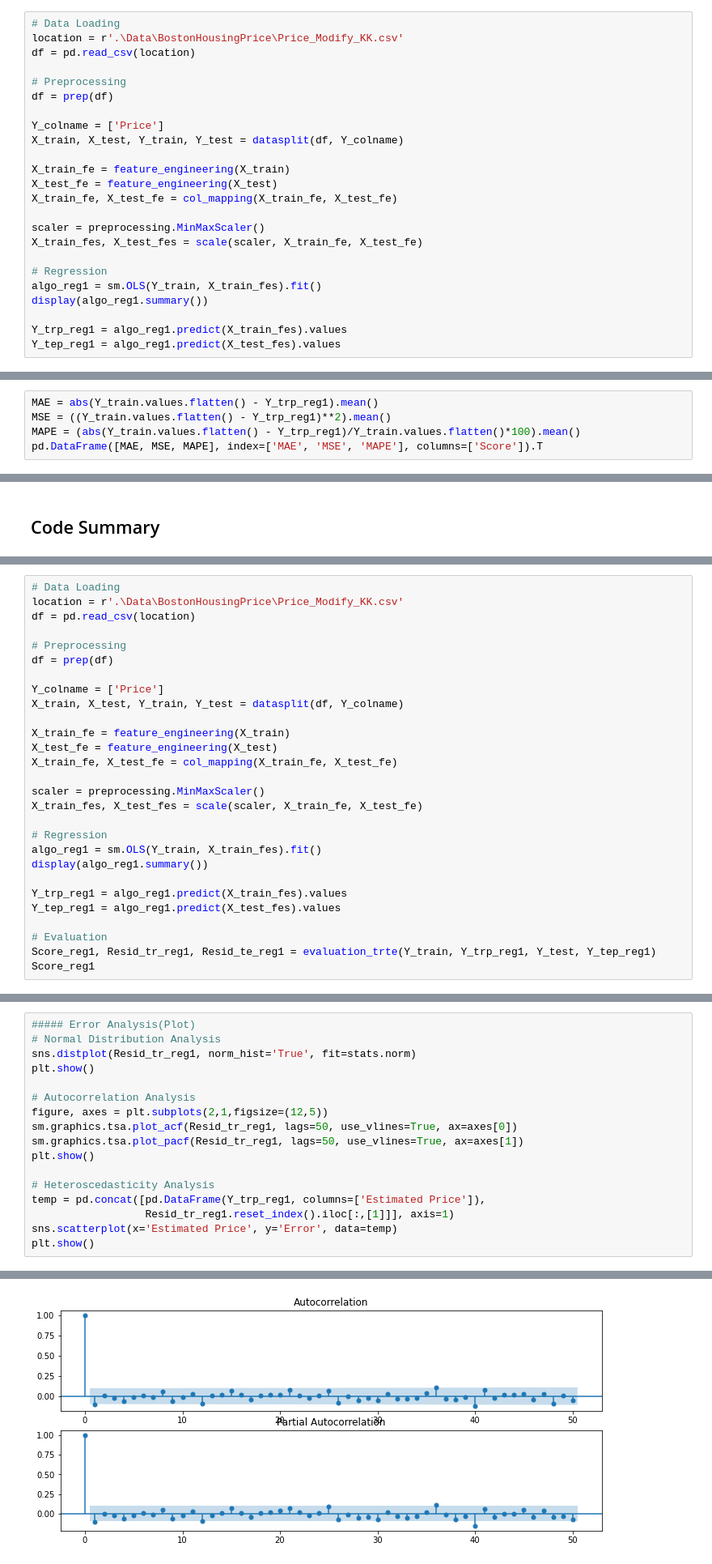
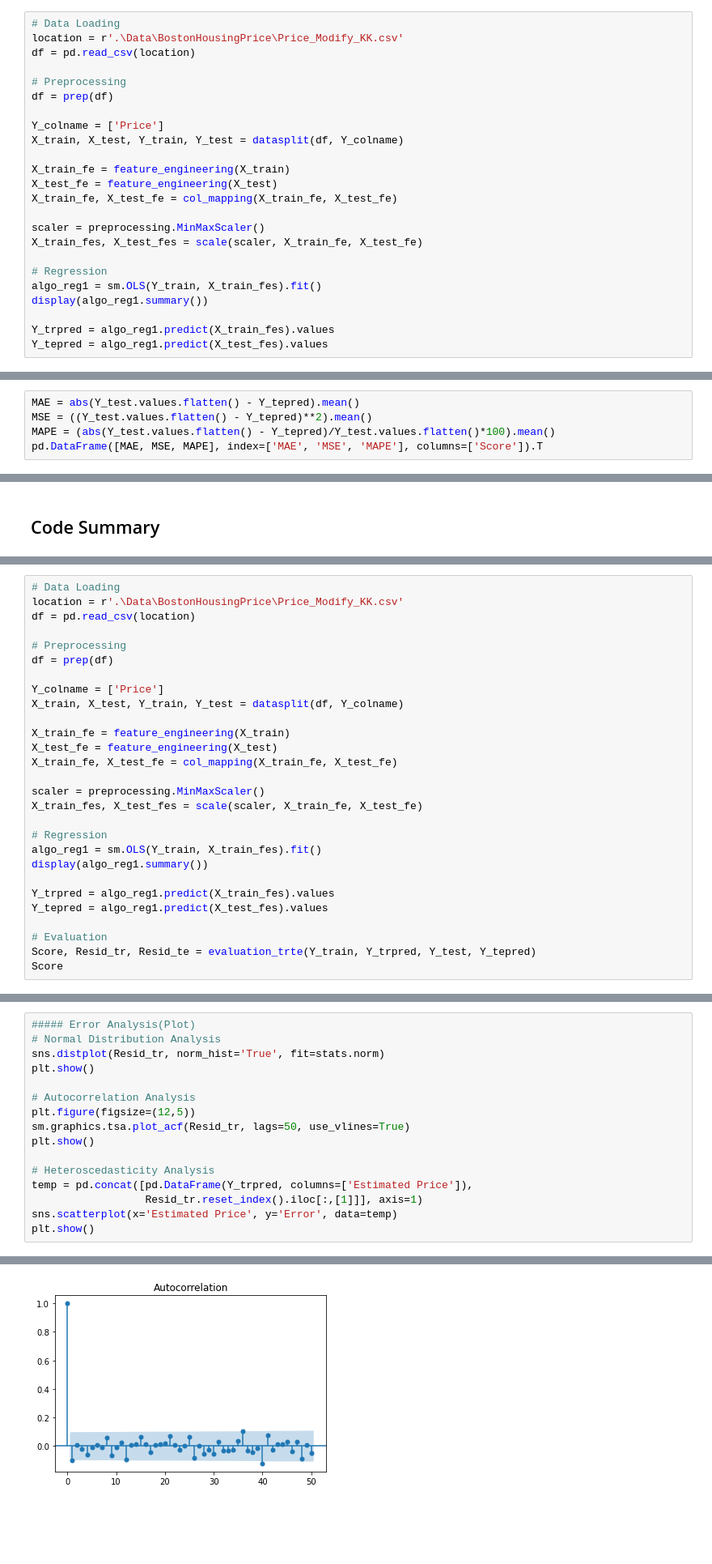
Before and after one commit to cheonbi/BigData-PythonAnalysis, a Jupyter notebook: Practice2-2_DataAnalysis_BaseRegression_KK.ipynb, the cells around one changed output, grey strips where cells are left out. Shown at 81% size. Cells and saved outputs as stored; diff of their text form; blank space fills up the shorter version.

```diff
--- a/Practice2-2_DataAnalysis_BaseRegression_KK.ipynb
+++ b/Practice2-2_DataAnalysis_BaseRegression_KK.ipynb
@@ -1493,8 +1493,8 @@ X_train_fes, X_test_fes = scale(scaler, X_train_fe, X_test_fe)
 algo_reg1 = sm.OLS(Y_train, X_train_fes).fit()
 display(algo_reg1.summary())
 
-Y_trp_reg1 = algo_reg1.predict(X_train_fes).values
-Y_tep_reg1 = algo_reg1.predict(X_test_fes).values
+Y_trpred = algo_reg1.predict(X_train_fes).values
+Y_tepred = algo_reg1.predict(X_test_fes).values
 # %% [output]
 (404, 13) (404, 1)
 (102, 13) (102, 1)
@@ -1596,7 +1589,7 @@ array([48.5, 17.1, 23.1, 28.4, 18.9, 13. , 17.2, 24.1, 18.5, 21.8, 13.3,
 # %%
-MAE = abs(Y_train.values.flatten() - Y_trp_reg1).mean()
-MSE = ((Y_train.values.flatten() - Y_trp_reg1)**2).mean()
-MAPE = (abs(Y_train.values.flatten() - Y_trp_reg1)/Y_train.values.flatten()*100).mean()
+MAE = abs(Y_test.values.flatten() - Y_tepred).mean()
+MSE = ((Y_test.values.flatten() - Y_tepred)**2).mean()
+MAPE = (abs(Y_test.values.flatten() - Y_tepred)/Y_test.values.flatten()*100).mean()
 pd.DataFrame([MAE, MSE, MAPE], index=['MAE', 'MSE', 'MAPE'], columns=['Score']).T
 # %% [output]
 |  | MAE | MSE | MAPE |
@@ -1645,12 +1638,12 @@ X_train_fes, X_test_fes = scale(scaler, X_train_fe, X_test_fe)
 algo_reg1 = sm.OLS(Y_train, X_train_fes).fit()
 display(algo_reg1.summary())
 
-Y_trp_reg1 = algo_reg1.predict(X_train_fes).values
-Y_tep_reg1 = algo_reg1.predict(X_test_fes).values
+Y_trpred = algo_reg1.predict(X_train_fes).values
+Y_tepred = algo_reg1.predict(X_test_fes).values
 
 # Evaluation
-Score_reg1, Resid_tr_reg1, Resid_te_reg1 = evaluation_trte(Y_train, Y_trp_reg1, Y_test, Y_tep_reg1)
-Score_reg1
+Score, Resid_tr, Resid_te = evaluation_trte(Y_train, Y_trpred, Y_test, Y_tepred)
+Score
 # %% [output]
 (404, 13) (404, 1)
 (102, 13) (102, 1)
@@ -1700,18 +1693,17 @@ Notes:
 # %%
 ##### Error Analysis(Plot)
 # Normal Distribution Analysis
-sns.distplot(Resid_tr_reg1, norm_hist='True', fit=stats.norm)
+sns.distplot(Resid_tr, norm_hist='True', fit=stats.norm)
 plt.show()
 
 # Autocorrelation Analysis
-figure, axes = plt.subplots(2,1,figsize=(12,5))
-sm.graphics.tsa.plot_acf(Resid_tr_reg1, lags=50, use_vlines=True, ax=axes[0])
-sm.graphics.tsa.plot_pacf(Resid_tr_reg1, lags=50, use_vlines=True, ax=axes[1])
+plt.figure(figsize=(12,5))
+sm.graphics.tsa.plot_acf(Resid_tr, lags=50, use_vlines=True)
 plt.show()
 
 # Heteroscedasticity Analysis
-temp = pd.concat([pd.DataFrame(Y_trp_reg1, columns=['Estimated Price']),
-                  Resid_tr_reg1.reset_index().iloc[:,[1]]], axis=1)
+temp = pd.concat([pd.DataFrame(Y_trpred, columns=['Estimated Price']),
+                  Resid_tr.reset_index().iloc[:,[1]]], axis=1)
 sns.scatterplot(x='Estimated Price', y='Error', data=temp)
 plt.show()
 # %% [output]
@@ -1719,4 +1712,4 @@ plt.show()
-[figure, old version]
+[figure, new version]
 [figure]
 # %%
 ##### Error Analysis(Statistics)
```
Also changed, not shown: parts of 20 cells of this notebook, 1 other file.
